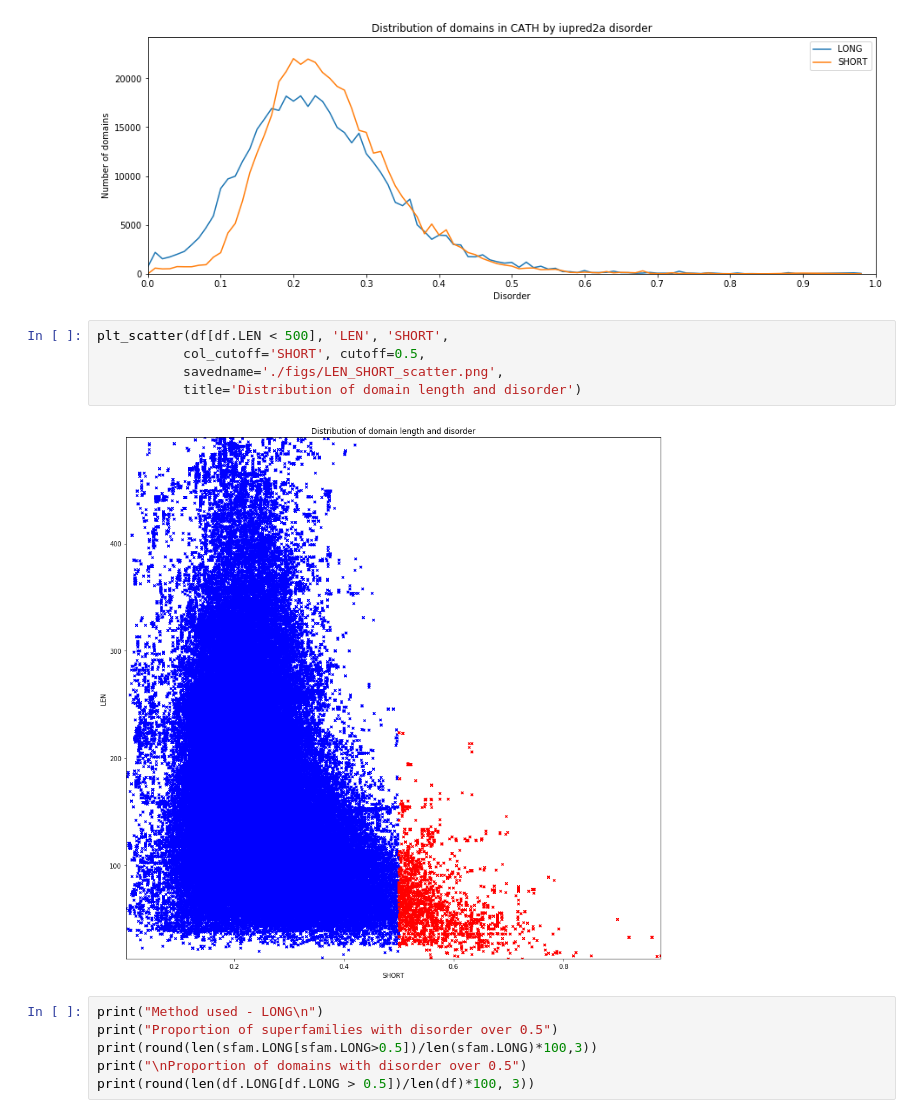
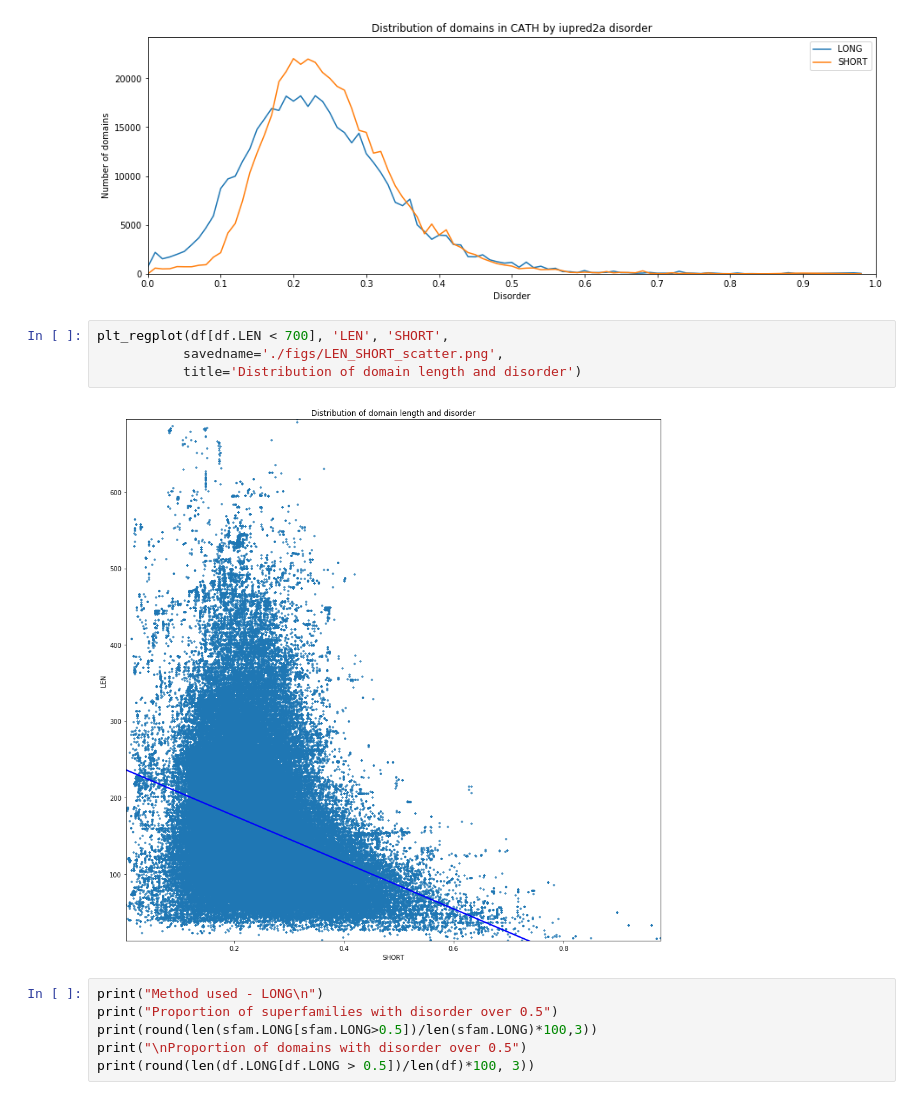
Before and after one commit to CATH-summer-2018/disorder, a Jupyter notebook: main.ipynb, the cells around one changed output. Cells and saved outputs as stored; diff of their text form.

```diff
--- a/main.ipynb
+++ b/main.ipynb
@@ -25,12 +25,11 @@ plt_hist(df)
 # %% [output]
 [figure]
 # %%
-plt_scatter(df[df.LEN < 500], 'LEN', 'SHORT',
-           col_cutoff='SHORT', cutoff=0.5,
+plt_regplot(df[df.LEN < 700], 'LEN', 'SHORT',
            savedname='./figs/LEN_SHORT_scatter.png',
            title='Distribution of domain length and disorder')
 # %% [output]
-[figure, old version]
+[figure, new version]
 # %%
 print("Method used - LONG\n")
 print("Proportion of superfamilies with disorder over 0.5")
```
Also changed, not shown: parts of 1 cell of this notebook, 7 other files.
